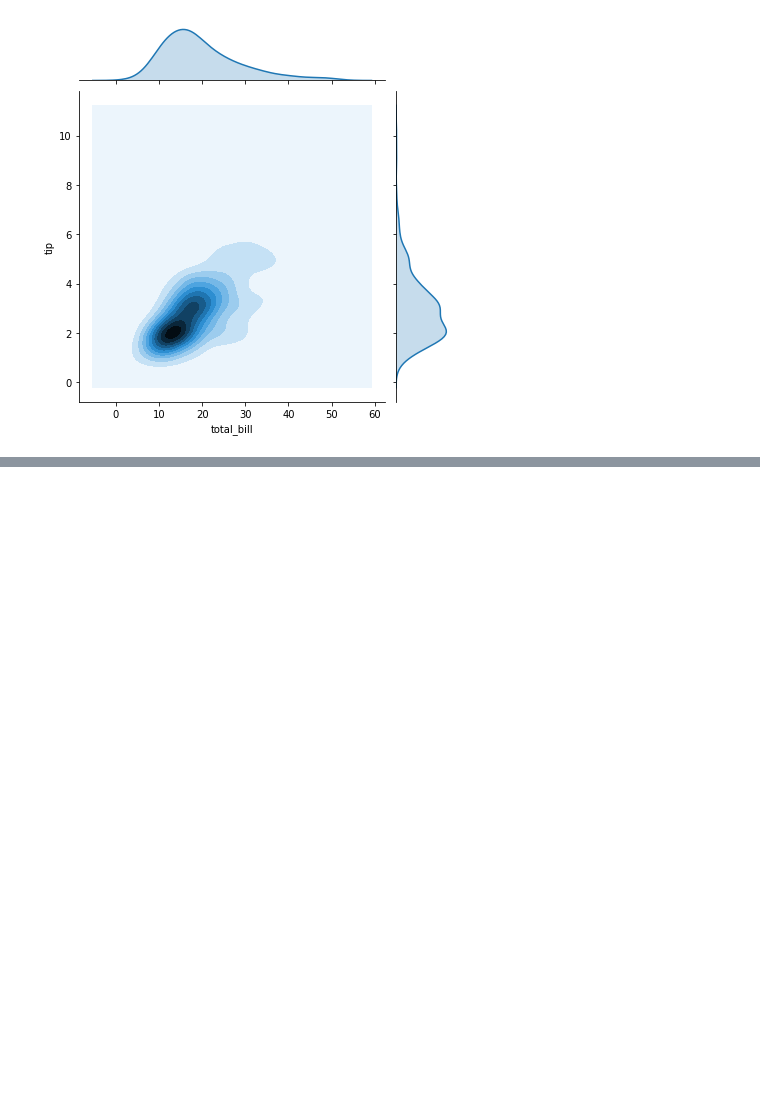
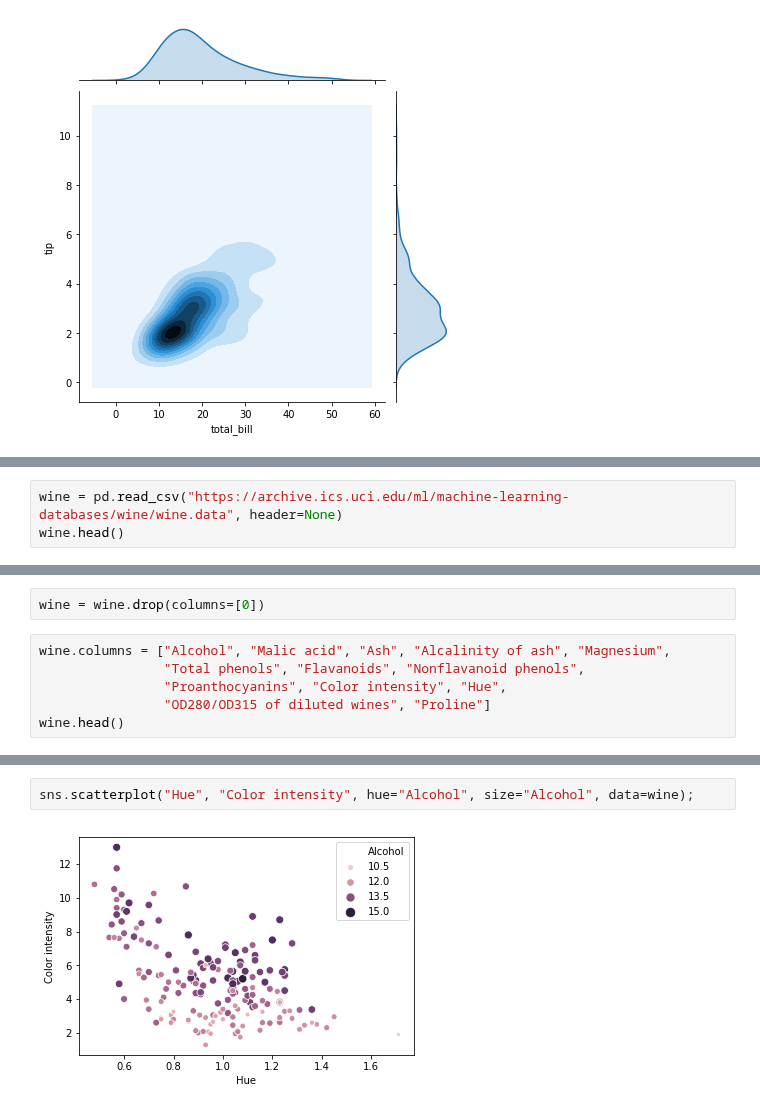
Before and after one commit to bloominstituteoftechnology/DS-Unit-1-Sprint-3-Data-Storytelling, a Jupyter notebook: module2-choose-appropriate-visualizations/LS_DS_222_Choose_appropriate_visualizations.ipynb, the cells around one changed output, grey strips where cells are left out. Cells and saved outputs as stored; diff of their text form; blank space fills up the shorter version.

```diff
--- a/module2-choose-appropriate-visualizations/LS_DS_222_Choose_appropriate_visualizations.ipynb
+++ b/module2-choose-appropriate-visualizations/LS_DS_222_Choose_appropriate_visualizations.ipynb
@@ -492,0 +521,3 @@ sns.jointplot(x="total_bill", y="tip", data=tips, kind="kde");
+# %%
+wine = pd.read_csv("https://archive.ics.uci.edu/ml/machine-learning-databases/wine/wine.data", header=None)
+wine.head()
@@ -492,0 +531,8 @@ sns.jointplot(x="total_bill", y="tip", data=tips, kind="kde");
+# %%
+wine = wine.drop(columns=[0])
+# %%
+wine.columns = ["Alcohol", "Malic acid", "Ash", "Alcalinity of ash", "Magnesium",
+                "Total phenols", "Flavanoids", "Nonflavanoid phenols",
+                "Proanthocyanins", "Color intensity", "Hue",
+                "OD280/OD315 of diluted wines", "Proline"]
+wine.head()
@@ -492,0 +558,4 @@ sns.jointplot(x="total_bill", y="tip", data=tips, kind="kde");
+# %%
+sns.scatterplot("Hue", "Color intensity", hue="Alcohol", size="Alcohol", data=wine);
+# %% [output]
+[figure, added]
```
Also changed, not shown: parts of 7 cells of this notebook.
